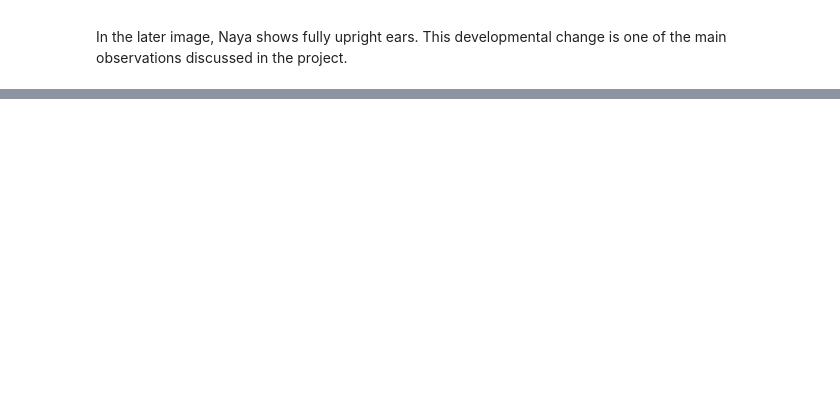
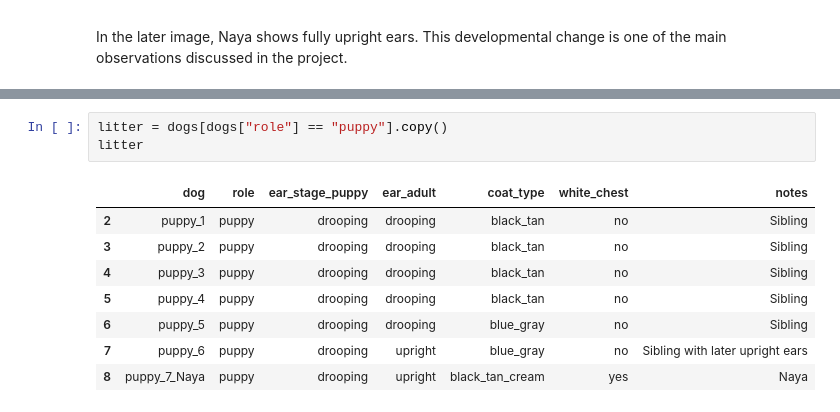
Before and after one commit to Vkp26/Phenotype_traits, a Jupyter notebook: Mydog_phenotype_traits.ipynb, the cells around one changed output, grey strips where cells are left out. Saved outputs shown, nothing was run; the diff lists cells and outputs as text; blank space fills up the shorter version.

```diff
--- a/Mydog_phenotype_traits.ipynb
+++ b/Mydog_phenotype_traits.ipynb
@@ -63,0 +107,12 @@ In the later image, Naya shows fully upright ears. This developmental change is
+# %%
+litter = dogs[dogs["role"] == "puppy"].copy()
+litter
+# %% [output]
+|  | dog | role | ear_stage_puppy | ear_adult | coat_type | white_chest | notes |
+| 2 | puppy_1 | puppy | drooping | drooping | black_tan | no | Sibling |
+| 3 | puppy_2 | puppy | drooping | drooping | black_tan | no | Sibling |
+| 4 | puppy_3 | puppy | drooping | drooping | black_tan | no | Sibling |
+| 5 | puppy_4 | puppy | drooping | drooping | black_tan | no | Sibling |
+| 6 | puppy_5 | puppy | drooping | drooping | blue_gray | no | Sibling |
+| 7 | puppy_6 | puppy | drooping | upright | blue_gray | no | Sibling with later upright ears |
+| 8 | puppy_7_Naya | puppy | drooping | upright | black_tan_cream | yes | Naya |
```
Also changed, not shown: parts of 2 cells of this notebook.
